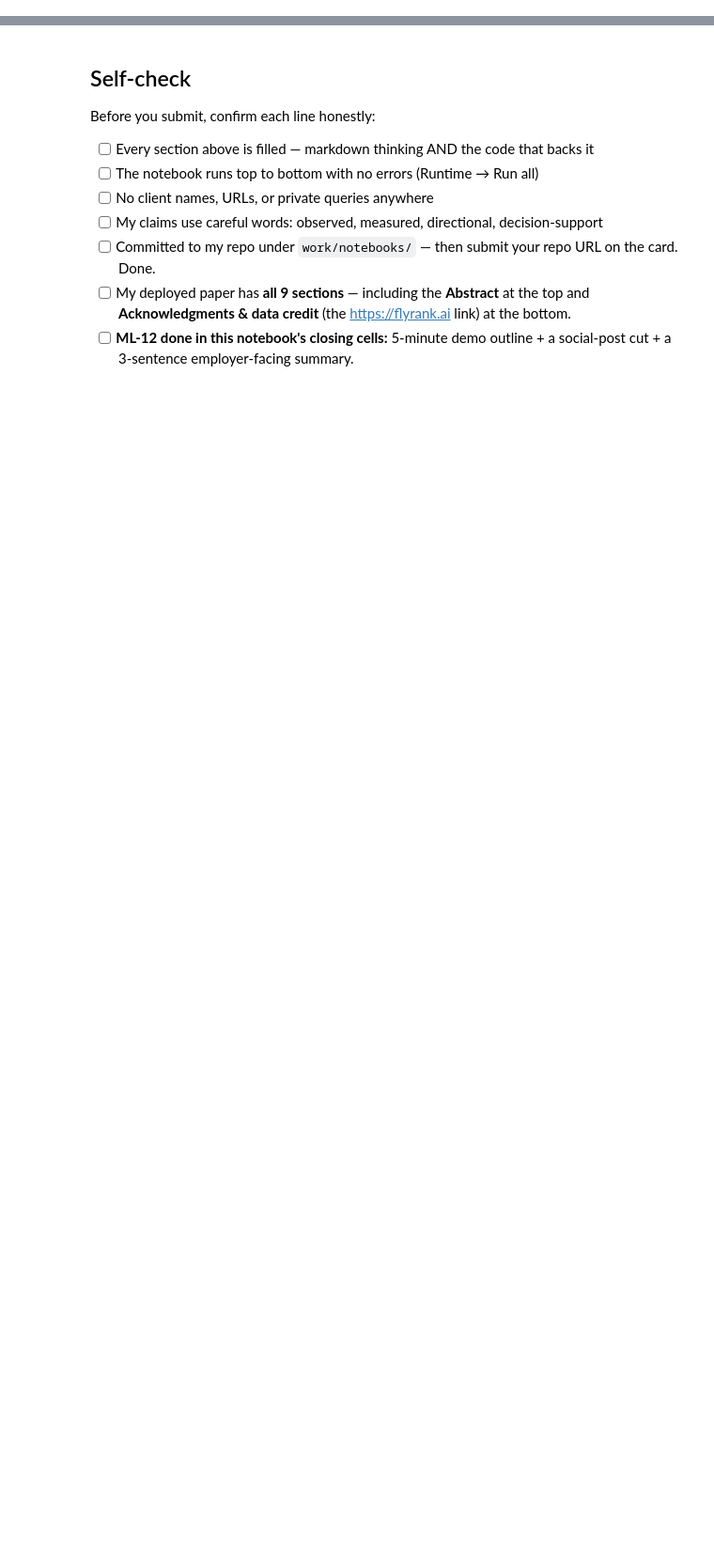
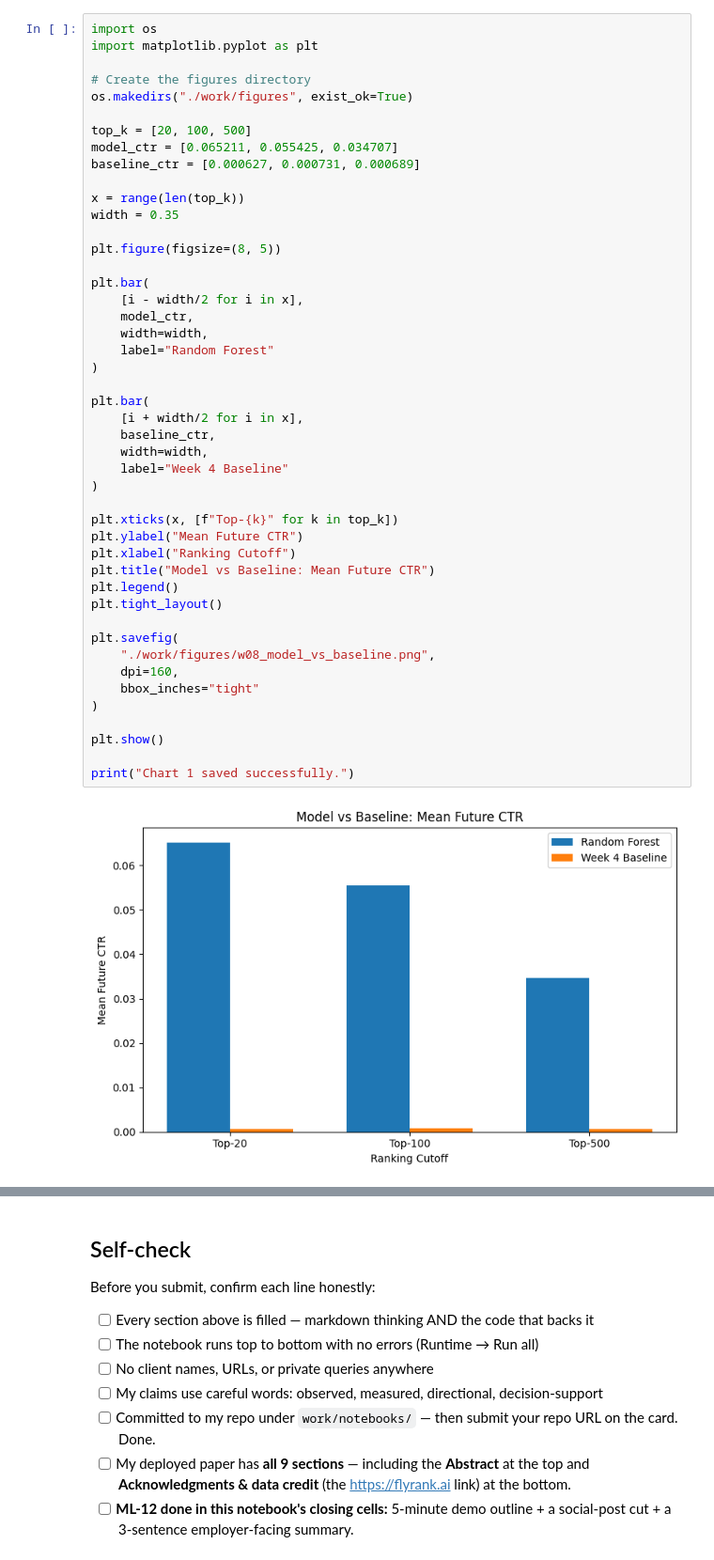
Before and after one commit to Yash1014-code/flyrank-internship-ml, a Jupyter notebook: work/notebooks/capstone.ipynb, the cells around one changed output, grey strips where cells are left out. Shown at 94% size. Drawn from its saved outputs; the diff is of its cells as text; blank space fills up the shorter version.

```diff
--- a/work/notebooks/capstone.ipynb
+++ b/work/notebooks/capstone.ipynb
@@ -36,0 +88,48 @@ This skeleton is yours to fill. Work the sections **in order** — each one has
+# %%
+import os
+import matplotlib.pyplot as plt
+
+# Create the figures directory
+os.makedirs("./work/figures", exist_ok=True)
+
+top_k = [20, 100, 500]
+model_ctr = [0.065211, 0.055425, 0.034707]
+baseline_ctr = [0.000627, 0.000731, 0.000689]
+
+x = range(len(top_k))
+width = 0.35
+
+plt.figure(figsize=(8, 5))
+
+plt.bar(
+    [i - width/2 for i in x],
+    model_ctr,
+    width=width,
+    label="Random Forest"
+)
+
+plt.bar(
+    [i + width/2 for i in x],
+    baseline_ctr,
+    width=width,
+    label="Week 4 Baseline"
+)
+
+plt.xticks(x, [f"Top-{k}" for k in top_k])
+plt.ylabel("Mean Future CTR")
+plt.xlabel("Ranking Cutoff")
+plt.title("Model vs Baseline: Mean Future CTR")
+plt.legend()
+plt.tight_layout()
+
+plt.savefig(
+    "./work/figures/w08_model_vs_baseline.png",
+    dpi=160,
+    bbox_inches="tight"
+)
+
+plt.show()
+
+print("Chart 1 saved successfully.")
+# %% [output]
+[figure, added]
```
Also changed, not shown: parts of 24 cells of this notebook.
